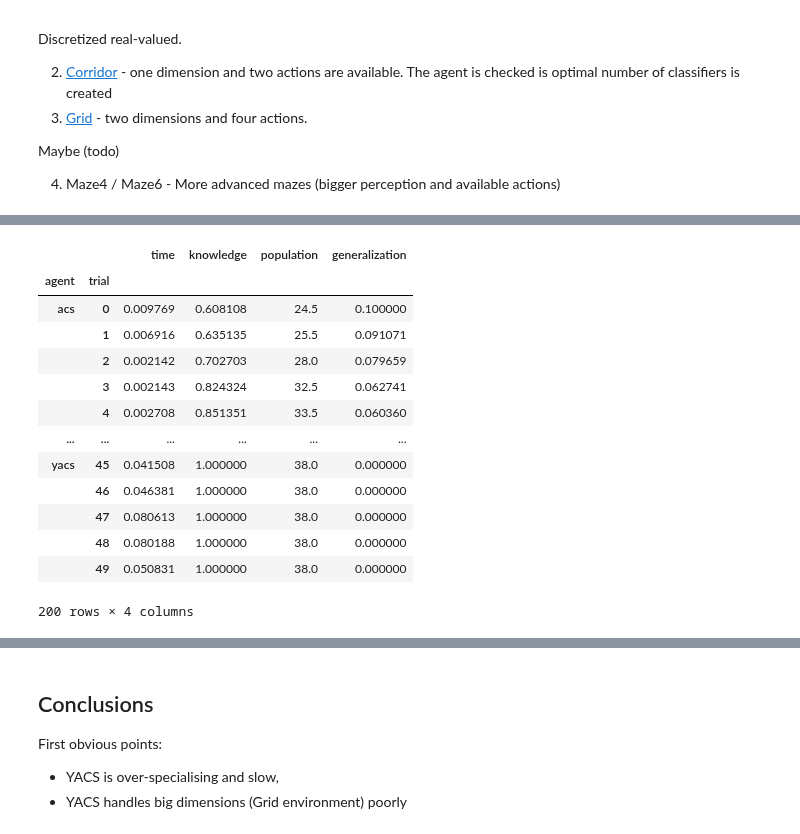
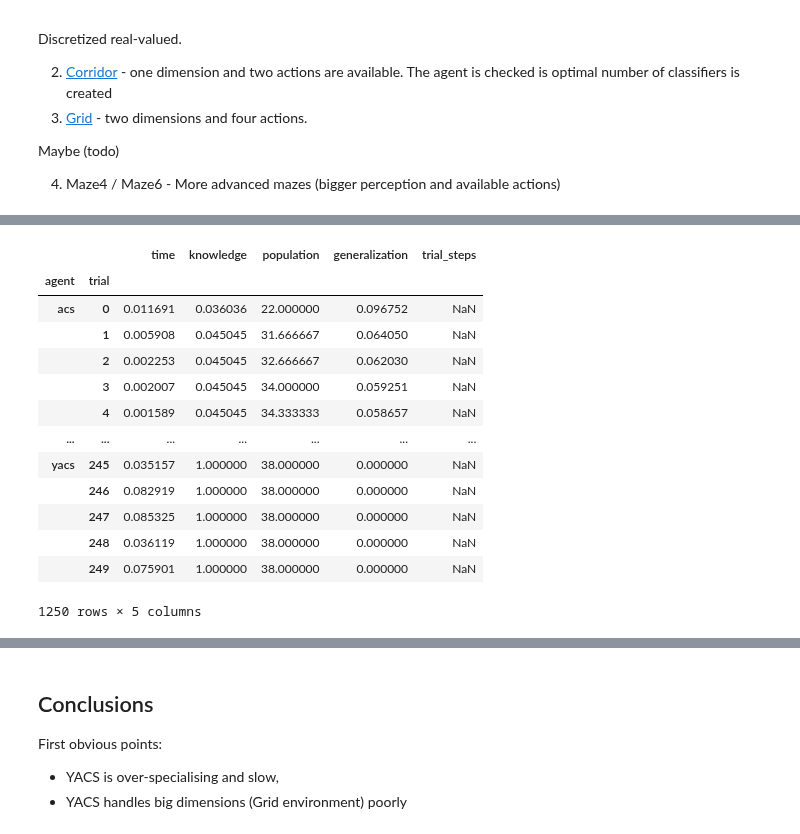
Before and after one commit to ParrotPrediction/pyalcs-experiments, a Jupyter notebook: alcs_comparison/Experiments.ipynb, the cells around one changed output, grey strips where cells are left out. Saved outputs shown, nothing was run; the diff lists cells and outputs as text; code cells hidden in the pictures.

```diff
--- a/alcs_comparison/Experiments.ipynb
+++ b/alcs_comparison/Experiments.ipynb
@@ -129,10 +49,0 @@ def run_experiment(common_params, acs_params={}, acs2_params={}, yacs_params={})
-# %%
-# Execute multiple experiments and average metrics
-def avg_experiments(func, n=1):
-    dfs = []
-    for i in range(n):
-        print(f'Executing {i} experiment')
-        _, metrics_df = func()
-        dfs.append(metrics_df)
-
-    return pd.concat(dfs).groupby(['agent', 'trial']).mean()
@@ -288,6 +210,7 @@ plt.show()
 # %%
 import gym_corridor
 
+# LCS helpers
 def corridor_knowledge(pop, env):
     transitions = env.env.get_transitions()
     reliable = [c for c in pop if c.is_reliable()]
@@ -297,13 +220,14 @@ def corridor_knowledge(pop, env):
         p0 = Perception((str(start),))
         p1 = Perception((str(end),))
 
-        if any([True for cl in pop if cl.predicts_successfully(p0, action, p1)]):
+        if any(
+            [True for cl in reliable if cl.predicts_successfully(p0, action, p1)]):
             nr_correct += 1
 
     return nr_correct / len(transitions)
 
 
-def corridor_metrics(agent, env):
+def corridor_metrics_collect(agent, env):
     population = agent.population
     return {
         'pop': len(population),
@@ -311,21 +235,37 @@ def corridor_metrics(agent, env):
         'generalization': generalization_score(population)
     }
 
+
 class CorridorAdapter(EnvironmentAdapter):
     @staticmethod
     def to_genotype(phenotype):
         return [str(phenotype)]
+
+
+# DynaQ helpers
+def dynaq_corridor_knowledge_calculator(model, env):
+    transitions = env.env.get_transitions()
+    nr_correct = 0
+
+    for (s0, a, s1) in transitions:
+        if s0 in model and a in model[s0] and model[s0][a][0] == s1:
+            nr_correct += 1
+
+    return nr_correct / len(transitions)
 # %%
 %%time
 
+corridor = gym.make('corridor-20-v0')
+
 common_params = {
-    'env': gym.make('corridor-20-v0'),
+    'env': corridor,
     'classifier_length': 1,
     'possible_actions': 2,
+    'learning_rate': 0.1,
     'environment_adapter': CorridorAdapter,
     'metrics_trial_freq': 1,
-    'metrics_fcn': corridor_metrics,
-    'explore_trials': 50
+    'metrics_fcn': corridor_metrics_collect,
+    'explore_trials': 250
 }
 
 yacs_params = {
@@ -333,9 +273,14 @@ yacs_params = {
     'feature_possible_values': [19]
 }
 
+dynaq_params = {
+    'num_states': corridor.env.observation_space.n,
+    'knowledge_fcn': dynaq_corridor_knowledge_calculator
+}
+
 corridor_metrics = get_from_cache_or_run(
     f'{cache_prefix}/Corridor-metrics.dill',
-    lambda: avg_experiments(lambda: run_experiment(common_params, yacs_params=yacs_params), n=2))
+    lambda: avg_experiments(lambda: run_experiment(common_params, yacs_params=yacs_params, dynaq_params=dynaq_params), n=3))
 
 corridor_metrics
 # %% [output]
@@ -344,17 +289,17 @@ Wall time: 1.85 ms
-|  |  | time | knowledge | population | generalization |
-| agent | trial |  |  |  |  |
-| acs | 0 | 0.009769 | 0.608108 | 24.5 | 0.100000 |
-|  | 1 | 0.006916 | 0.635135 | 25.5 | 0.091071 |
-|  | 2 | 0.002142 | 0.702703 | 28.0 | 0.079659 |
-|  | 3 | 0.002143 | 0.824324 | 32.5 | 0.062741 |
-|  | 4 | 0.002708 | 0.851351 | 33.5 | 0.060360 |
-| ... | ... | ... | ... | ... | ... |
-| yacs | 45 | 0.041508 | 1.000000 | 38.0 | 0.000000 |
-|  | 46 | 0.046381 | 1.000000 | 38.0 | 0.000000 |
-|  | 47 | 0.080613 | 1.000000 | 38.0 | 0.000000 |
-|  | 48 | 0.080188 | 1.000000 | 38.0 | 0.000000 |
-|  | 49 | 0.050831 | 1.000000 | 38.0 | 0.000000 |
+|  |  | time | knowledge | population | generalization | trial_steps |
+| agent | trial |  |  |  |  |  |
+| acs | 0 | 0.011691 | 0.036036 | 22.000000 | 0.096752 | NaN |
+|  | 1 | 0.005908 | 0.045045 | 31.666667 | 0.064050 | NaN |
+|  | 2 | 0.002253 | 0.045045 | 32.666667 | 0.062030 | NaN |
+|  | 3 | 0.002007 | 0.045045 | 34.000000 | 0.059251 | NaN |
+|  | 4 | 0.001589 | 0.045045 | 34.333333 | 0.058657 | NaN |
+| ... | ... | ... | ... | ... | ... | ... |
+| yacs | 245 | 0.035157 | 1.000000 | 38.000000 | 0.000000 | NaN |
+|  | 246 | 0.082919 | 1.000000 | 38.000000 | 0.000000 | NaN |
+|  | 247 | 0.085325 | 1.000000 | 38.000000 | 0.000000 | NaN |
+|  | 248 | 0.036119 | 1.000000 | 38.000000 | 0.000000 | NaN |
+|  | 249 | 0.075901 | 1.000000 | 38.000000 | 0.000000 | NaN |
-200 rows × 4 columns
+1250 rows × 5 columns
 # %%
 plot_comparison(corridor_metrics)
 # %% [output]
```
Also changed, not shown: parts of 20 cells of this notebook, 7 other files.
